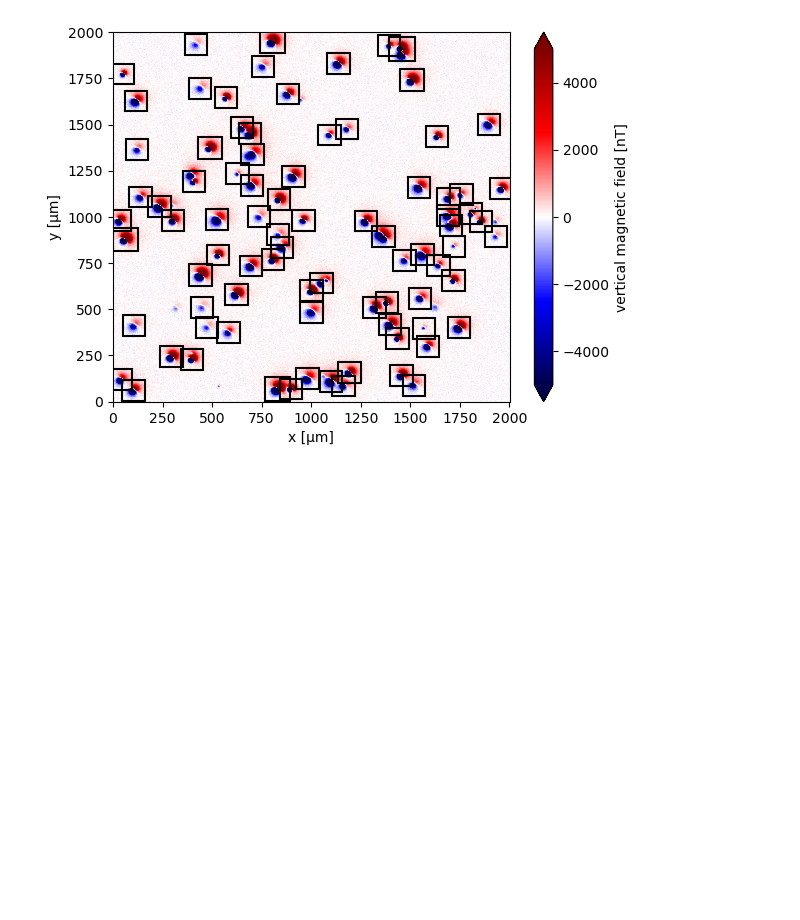
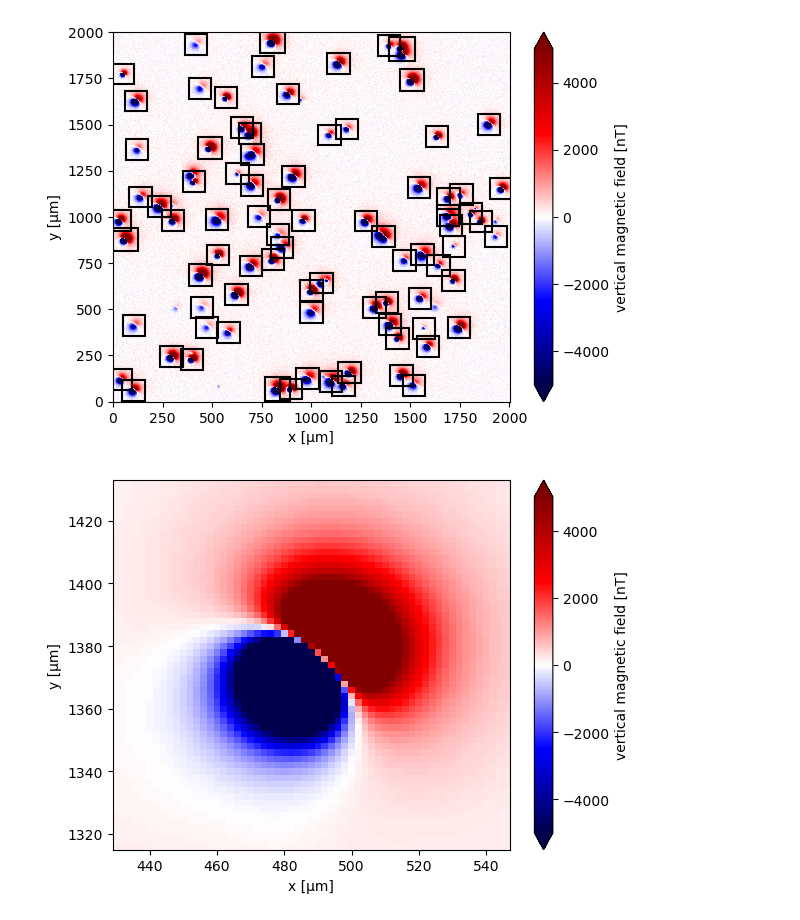
Before and after one commit to YagoMCastro/latinmag-magali-presentation, a Jupyter notebook: detection_code.ipynb, the cells around one changed output. Saved outputs shown, nothing was run; the diff lists cells and outputs as text; code cells hidden in the pictures; blank space fills up the shorter version.

```diff
--- a/detection_code.ipynb
+++ b/detection_code.ipynb
@@ -83,4 +80,11 @@ mg.plot_bounding_boxes(windows, ax=ax, color="black", linewidth=1.5)
 plt.show()
 # %% [output]
 [figure]
+# %%
+fig, ax = plt.subplots()
+anomaly = data_up.sel(x=slice(*windows[0][:2]), y=slice(*windows[0][2:]))
+anomaly.plot.pcolormesh(ax=ax, cmap="seismic", vmin=-5000, vmax=5000)
+plt.show()
+# %% [output]
+[figure, added]
 # %%
```
Also changed, not shown: parts of 3 cells of this notebook, 3 other files.
